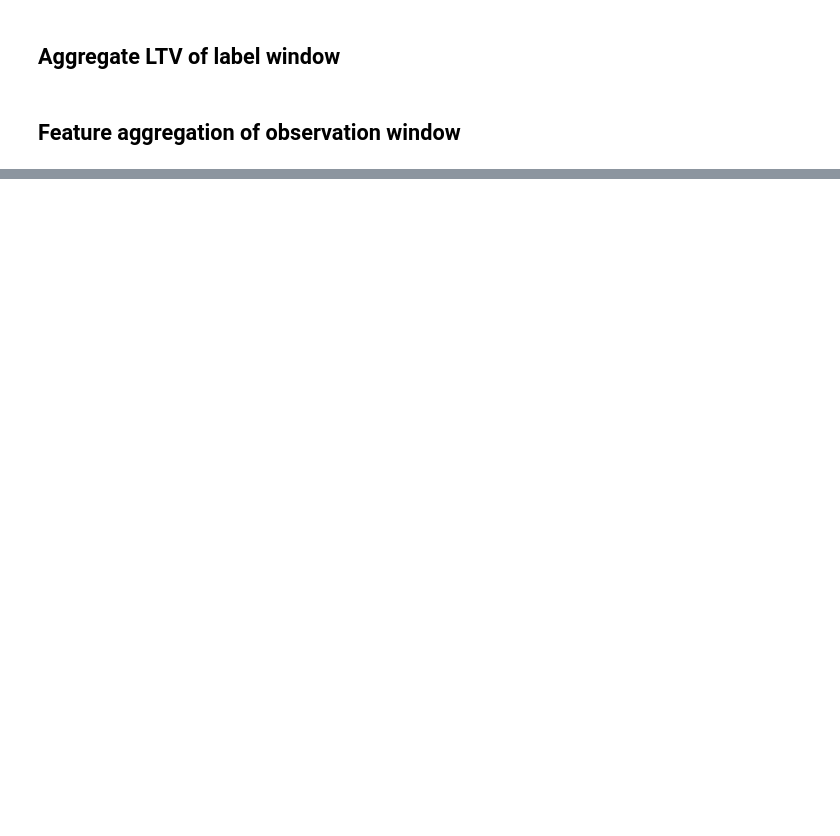
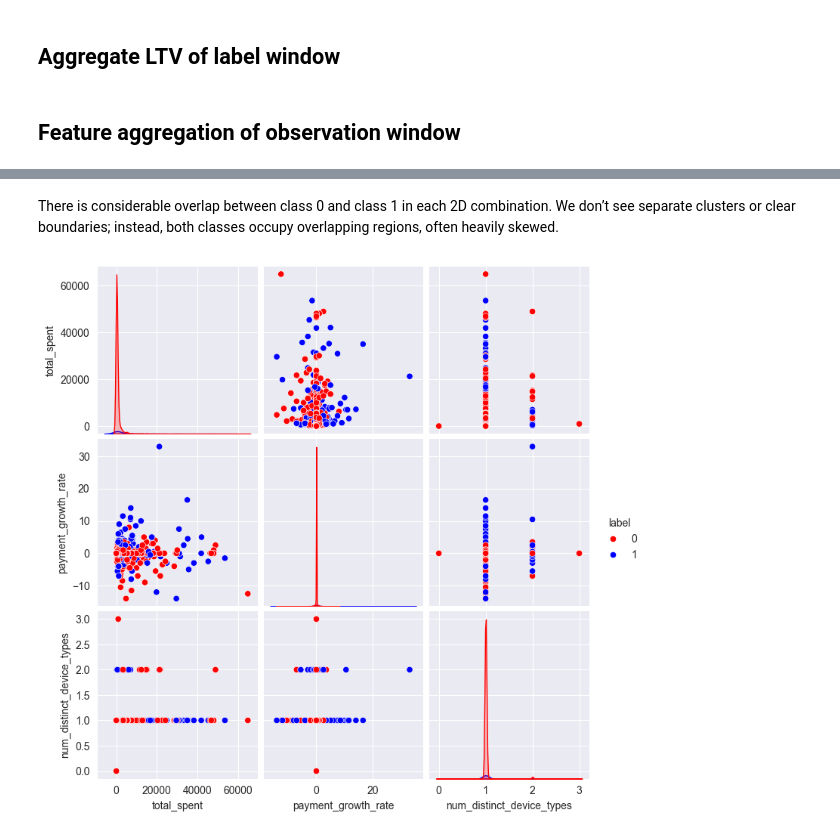
Before and after one commit to gioiablayer96/data-wizard-gioia, a Jupyter notebook: Home_Assignments/Nuvei_home_assignment/nuvei_home_assignment_gioia_blayer.ipynb, the cells around one changed output, grey strips where cells are left out. Cells and saved outputs as stored; diff of their text form; code cells hidden in the pictures; blank space fills up the shorter version.

```diff
--- a/Home_Assignments/Nuvei_home_assignment/nuvei_home_assignment_gioia_blayer.ipynb
+++ b/Home_Assignments/Nuvei_home_assignment/nuvei_home_assignment_gioia_blayer.ipynb
@@ -1910,0 +1943,2 @@ final_dataset
+# %%
+final_dataset = final_dataset.drop(columns=['most_common_state'])
@@ -2959,0 +2154,7 @@ plt.show()
+# %% [markdown]
+There is considerable overlap between class 0 and class 1 in each 2D combination. We don’t see separate clusters or clear boundaries; instead, both classes occupy overlapping regions, often heavily skewed.
+# %%
+sns.pairplot(df_train[['total_spent', 'payment_growth_rate', 'num_distinct_device_types', 'label']], hue='label', palette={1: 'blue', 0: 'red'})
+plt.show()
+# %% [output]
+[figure, added]
```
Also changed, not shown: parts of 165 cells of this notebook.
